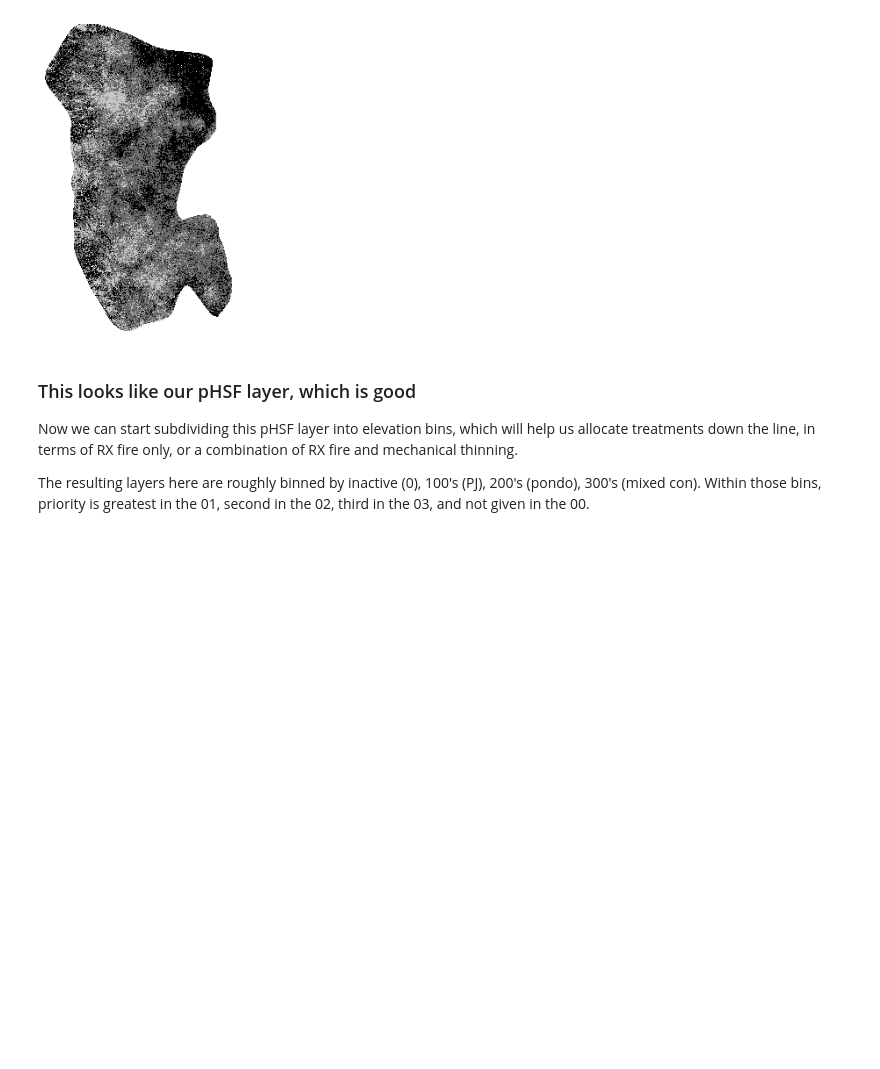
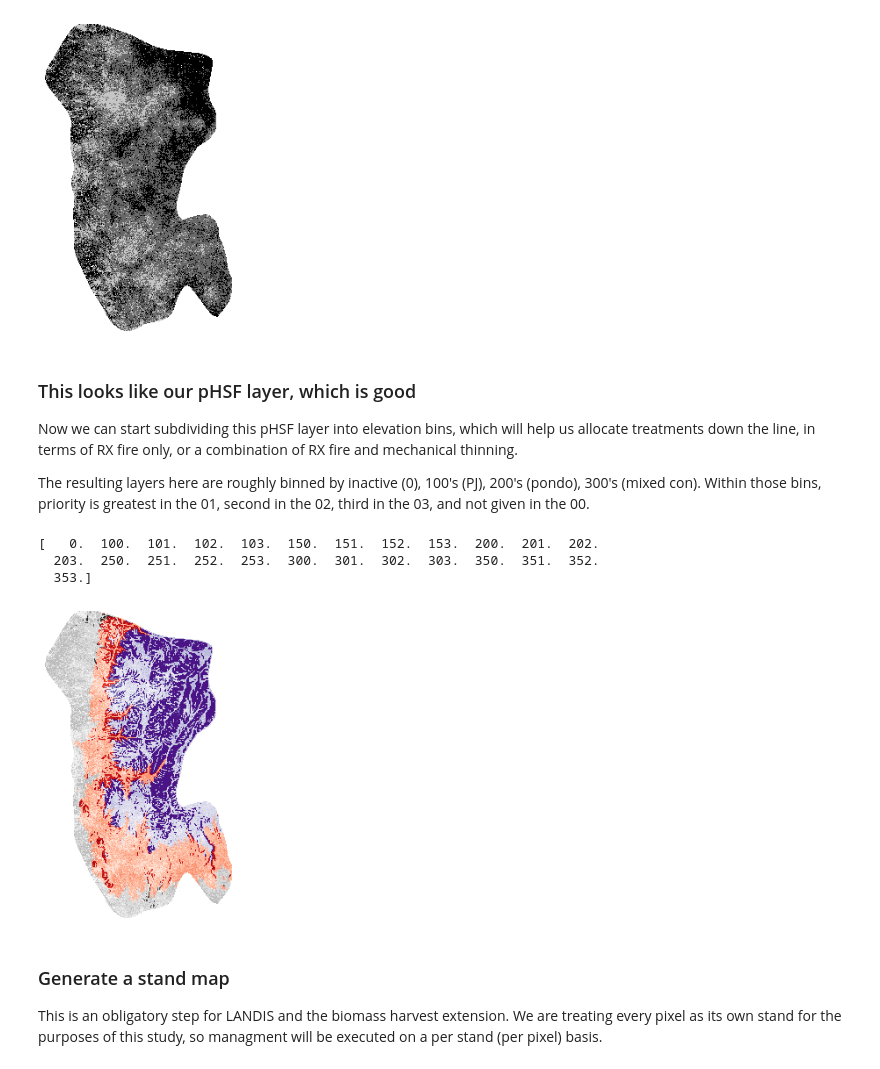
Before and after one commit to djkrofch/SantaFe_Fireshed, a Jupyter notebook: SF_Fireshed_Prep.ipynb, the cells around one changed output. Saved outputs shown, nothing was run; the diff lists cells and outputs as text; code cells hidden in the pictures; blank space fills up the shorter version.

Commit message:
Added a stand map
its beautiful ..

```diff
--- a/SF_Fireshed_Prep.ipynb
+++ b/SF_Fireshed_Prep.ipynb
@@ -839,19 +839,27 @@ The resulting layers here are roughly binned by inactive (0), 100's (PJ), 200's
 # %%
 conMGMT = importRaster(rasters + 'SFF_ConManagement.tif')
 OPT_MGMT = conMGMT + pHSF
 print np.unique(OPT_MGMT)
 
 cmap = colors.ListedColormap(['white',
                               '#ffffff','#f0f0f0','#d9d9d9','#bdbdbd','#969696','#737373','#525252','#252525',
                               '#fff5f0','#fee0d2','#fcbba1','#fc9272','#fb6a4a','#ef3b2c','#cb181d','#99000d',
-                              '#fcfbfd','#efedf5','#dadaeb','#bcbddc','#9e9ac8','#807dba','#6a51a3','red'])
+                              '#fcfbfd','#efedf5','#dadaeb','#bcbddc','#9e9ac8','#807dba','#6a51a3','#4a1486'])
 bounds=[0,
         100, 101, 102, 103, 150, 151, 152, 153,
         200, 201, 202, 203, 250, 251, 252, 253,
         300, 301, 302, 303, 350, 351, 352, 353]
 
 norm = colors.BoundaryNorm(bounds, cmap.N)
 plotRaster(OPT_MGMT, cmap = cmap, norm = norm)
 
 saveAsGeoTiff(rasters + 'SFF_initialcommunities.tif',
               OPT_MGMT, rasters + 'SFF_Management_OPT.tif', 32613)
+# %% [output]
+[   0.  100.  101.  102.  103.  150.  151.  152.  153.  200.  201.  202.
+  203.  250.  251.  252.  253.  300.  301.  302.  303.  350.  351.  352.
+  353.]
+[figure, added]
+# %% [markdown]
+### Generate a stand map
+This is an obligatory step for LANDIS and the biomass harvest extension. We are treating every pixel as its own stand for the purposes of this study, so managment will be executed on a per stand (per pixel) basis.
```
Also changed, not shown: parts of 1 cell of this notebook.
